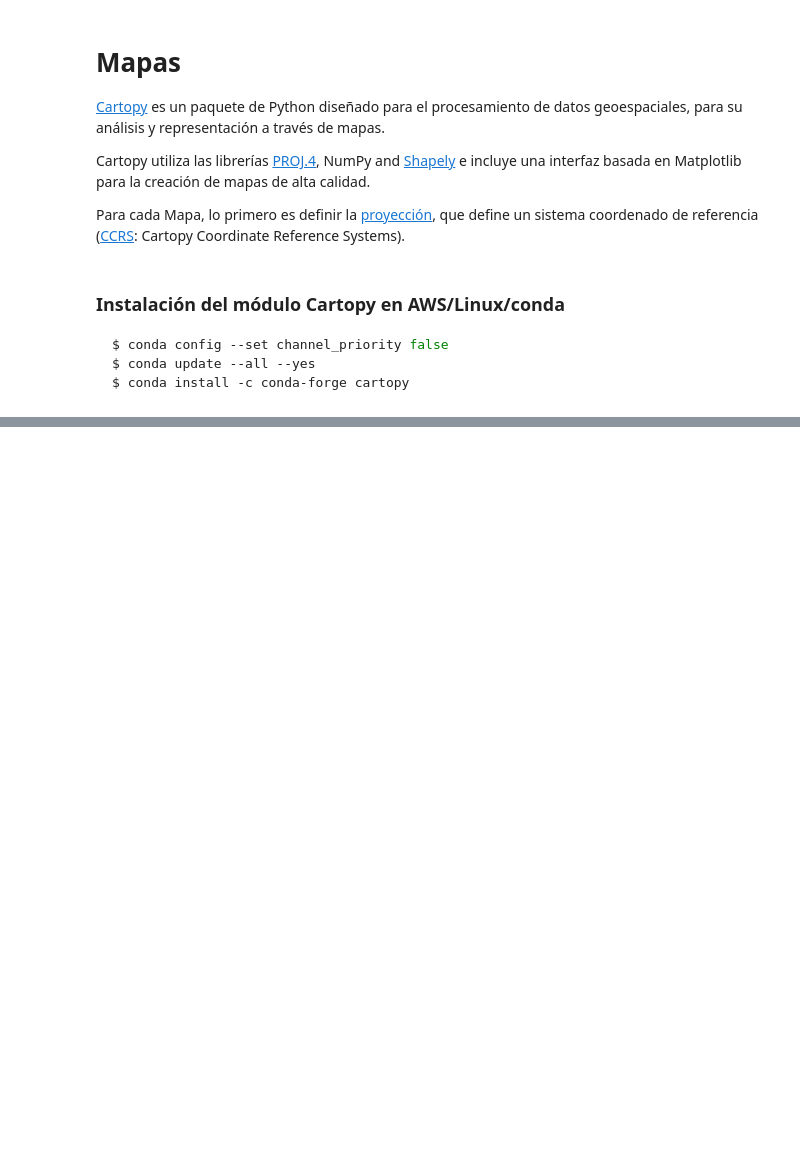
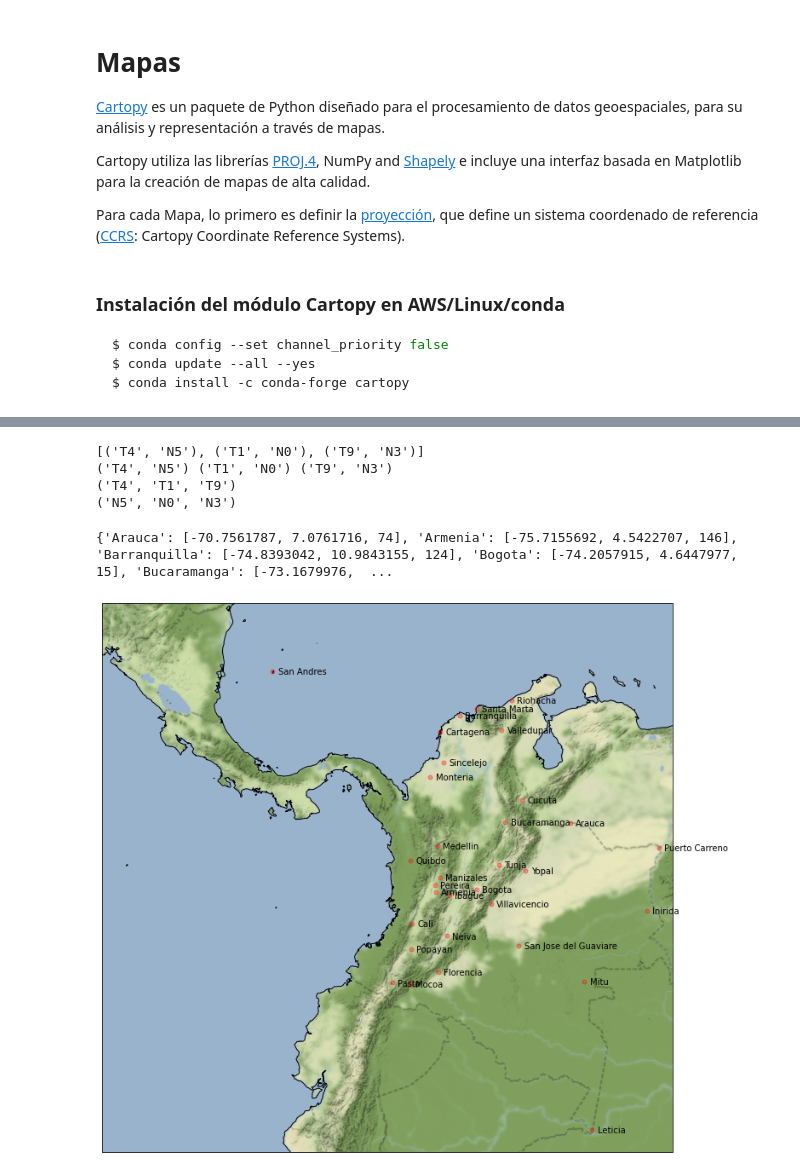
Before and after one commit to JuanPDuateC/Notebooks, a Jupyter notebook: 05_Mapas.ipynb, the cells around one changed output, grey strips where cells are left out. Cells and saved outputs as stored; diff of their text form; code cells hidden in the pictures; blank space fills up the shorter version.

```diff
--- a/05_Mapas.ipynb
+++ b/05_Mapas.ipynb
@@ -140,0 +210,12 @@ plt.close()
+# %%
+lista = [('T4','N5'), ('T1', 'N0'), ('T9', 'N3')]
+print(lista)
+print(*lista)
+Ts, Ns = zip (*lista)
+print(Ts)
+print(Ns)
+# %% [output]
+[('T4', 'N5'), ('T1', 'N0'), ('T9', 'N3')]
+('T4', 'N5') ('T1', 'N0') ('T9', 'N3')
+('T4', 'T1', 'T9')
+('N5', 'N0', 'N3')
@@ -140,0 +257,39 @@ plt.close()
+# %%
+## vamos a insertar en el diccionario, daots aleatorios entre 10 y 150
+for ciudad, ubicacion in ciudades.items():
+    ubicacion.append(np.random.randint(10,150))
+print(ciudades)
+
+## No ejecutar por si acaso
+# %% [output]
+{'Arauca': [-70.7561787, 7.0761716, 74], 'Armenia': [-75.7155692, 4.5422707, 146], 'Barranquilla': [-74.8393042, 10.9843155, 124], 'Bogota': [-74.2057915, 4.6447977, 15], 'Bucaramanga': [-73.1679976,  ...
+# %%
+from cartopy.io.img_tiles import Stamen
+
+tiler = Stamen('terrain-background')
+mercator = tiler.crs
+
+plt.figure(figsize = (12, 16))
+ax = plt.axes(projection=mercator)
+ax.set_extent([-88, -67, -5, 15])
+ax.add_image(tiler, 6)
+ax.coastlines('10m')
+
+## Pintar las ciudades con sus nombres
+for ciudad, ubicacion in ciudades.items():
+    longitud, latitud = ubicacion
+    plt.plot(
+    longitud, latitud,
+        color = 'red', marker = 'o', markersize = 5, alpha=0.33,
+        transform = ccrs.PlateCarree()
+    )
+    plt.text(
+        longitud+0.2, latitud-0.1, ciudad,
+        color = 'black',
+        transform = ccrs.PlateCarree()
+    )
+
+plt.show()
+plt.close()
+# %% [output]
+[figure, added]
```
Also changed, not shown: parts of 9 cells of this notebook.
